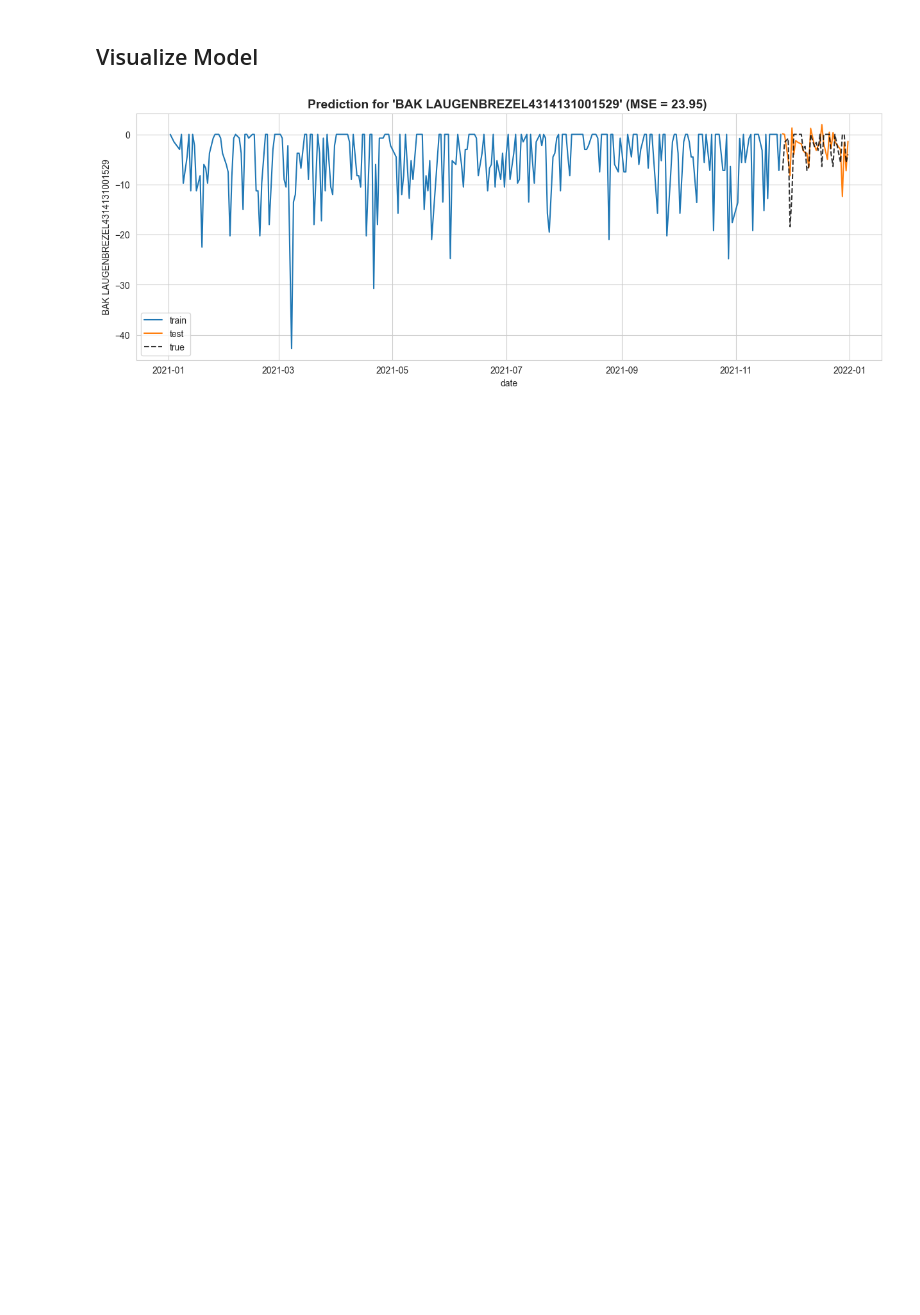
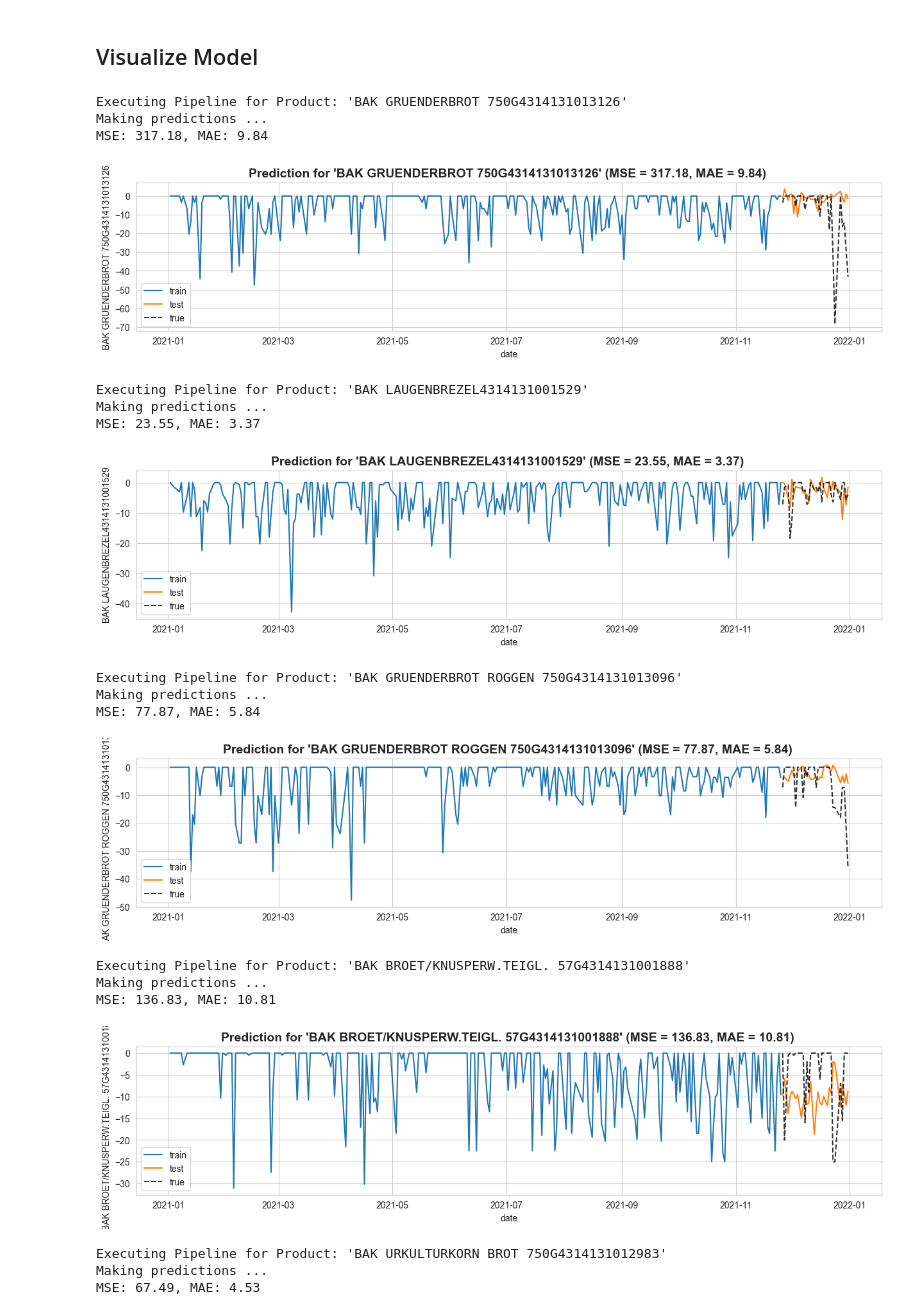
Before and after one commit to negralessio/bfh23-foodwaste, a Jupyter notebook: notebooks/alessio-data-wrangling.ipynb, the cells around one changed output. Cells and saved outputs as stored; diff of their text form; code cells hidden in the pictures; blank space fills up the shorter version.

```diff
--- a/notebooks/alessio-data-wrangling.ipynb
+++ b/notebooks/alessio-data-wrangling.ipynb
@@ -173,5 +157,3 @@ def train_test_split(df: pd.DataFrame, last_k_percent: float = 0.1):
     X_test = df.iloc[-k:, :]
 
     return X_train, X_test
-
-train_df, test_df = train_test_split(gruenderbrot_df, last_k_percent=0.1)
@@ -246,16 +185,10 @@ XGBRegressor(base_score=None, booster=None, callbacks=None,
 # %%
-def make_prediction(X_test, regressor, verbosity: int = 1) -> pd.DataFrame:
+def make_prediction(X_test, regressor, target, verbosity: int = 1) -> pd.DataFrame:
     if verbosity > 0:
         print("Making predictions ...")
 
     # Make prediction
     y_pred = regressor.predict(X_test)
     # Convert to dataframe with index / dates from input features X_test
-    y_pred = pd.DataFrame(y_pred, index=X_test.index, columns=[top_foodwasting_product_name])
+    y_pred = pd.DataFrame(y_pred, index=X_test.index, columns=[target])
     return y_pred
-
-# Get y_pred
-y_pred: pd.DataFrame = make_prediction(X_test, regressor=reg)
-# Evaluate
-mse = mean_squared_error(y_true=y_test, y_pred=y_pred)
-print(f"MSE: {mse:.2f}")
@@ -265,9 +195,13 @@ MSE: 23.95
 # %%
 def concat_data_with_prediction(y_train: pd.DataFrame, y_pred: pd.DataFrame) -> pd.DataFrame:
+    """ Adds flaggs to provided y_train and y_pred dataframes and concats them on axis 0, i.e. stacks the vertically.
+
+    :param y_train: pd.DataFrame -- Dataframe containing the y_train
+    :param y_pred: pd.DataFrame -- Dataframe containing the y_pred
+    :return: df_concat: pd.DataFrame -- Concatenated Dataframe with flag column
+    """
     y_train["flag"] = "train"
     y_pred["flag"] = "test"
 
     df_concat = pd.concat([y_train, y_pred], axis=0)
     return df_concat
-
-df_concat = concat_data_with_prediction(y_train=y_train, y_pred=y_pred)
@@ -289,13 +208,59 @@ df_concat = concat_data_with_prediction(y_train=y_train, y_pred=y_pred)
 # %% [markdown]
 ## Visualize Model
 # %%
-def visualize_predictions(df_concat, test_df) -> None:
-    fig, ax = plt.subplots(nrows=1, ncols=1, figsize=(15,5))
-    ax.set_title(f"Prediction for '{top_foodwasting_product_name}' (MSE = {mse:.2f}) ", fontweight="bold", size=14)
-    sns.lineplot(data=df_concat, x="date", y=top_foodwasting_product_name, hue="flag", ax=ax)
-    sns.lineplot(data=test_df, x="date", y=top_foodwasting_product_name, color="black", ax=ax, label="true", alpha=0.8, linestyle="--")
+def visualize_predictions(df_concat, test_df, target, mse, mae) -> None:
+    fig, ax = plt.subplots(nrows=1, ncols=1, figsize=(15,3))
+    ax.set_title(f"Prediction for '{target}' (MSE = {mse:.2f}, MAE = {mae:.2f}) ", fontweight="bold", size=14)
+    sns.lineplot(data=df_concat, x="date", y=target, hue="flag", ax=ax)
+    sns.lineplot(data=test_df, x="date", y=target, color="black", ax=ax, label="true", alpha=0.8, linestyle="--")
     plt.show()
 
-visualize_predictions(df_concat, test_df)
+
+for product in get_top_k_foodwasting_products(df, k=5).keys():
+    print(f"Executing Pipeline for Product: '{product}'")
+    ### PIPELINE ###
+    # Preview one sample
+    product_df = df[[product]]
+
+    # Perform train test split on specified dataframe
+    train_df, test_df = train_test_split(product_df, last_k_percent=0.10)
+    train_df = create_time_features(train_df)
+    test_df = create_time_features(test_df)
+
+    # Get Features and Labels of Train and Test
+    X_train, y_train, X_test, y_test = get_features_and_labels(train_df, test_df, target=product)
+
+    # Fit Model
+    reg = xgb.XGBRegressor()
+    reg.fit(X_train, y_train, verbose = False)
+
+    # Get y_pred
+    y_pred: pd.DataFrame = make_prediction(X_test, regressor=reg, target=product)
+    # Evaluate
+    mse = mean_squared_error(y_true=y_test, y_pred=y_pred)
+    mae = mean_absolute_error(y_true=y_test, y_pred=y_pred)
+    print(f"MSE: {mse:.2f}, MAE: {mae:.2f}")
+
+    # Concat results for plotting
+    df_concat = concat_data_with_prediction(y_train=y_train, y_pred=y_pred)
+    visualize_predictions(df_concat, test_df, target=product, mse=mse, mae=mae)
 # %% [output]
+Executing Pipeline for Product: 'BAK GRUENDERBROT 750G4314131013126'
+Making predictions ...
+MSE: 317.18, MAE: 9.84
-[figure, old version]
+[figure, new version]
+Executing Pipeline for Product: 'BAK LAUGENBREZEL4314131001529'
+Making predictions ...
+MSE: 23.55, MAE: 3.37
+[figure, added]
+Executing Pipeline for Product: 'BAK GRUENDERBROT ROGGEN 750G4314131013096'
+Making predictions ...
+MSE: 77.87, MAE: 5.84
+[figure, added]
+Executing Pipeline for Product: 'BAK BROET/KNUSPERW.TEIGL. 57G4314131001888'
+Making predictions ...
+MSE: 136.83, MAE: 10.81
+[figure, added]
+Executing Pipeline for Product: 'BAK URKULTURKORN BROT 750G4314131012983'
+Making predictions ...
+MSE: 67.49, MAE: 4.53
```
Also changed, not shown: parts of 11 cells of this notebook.
